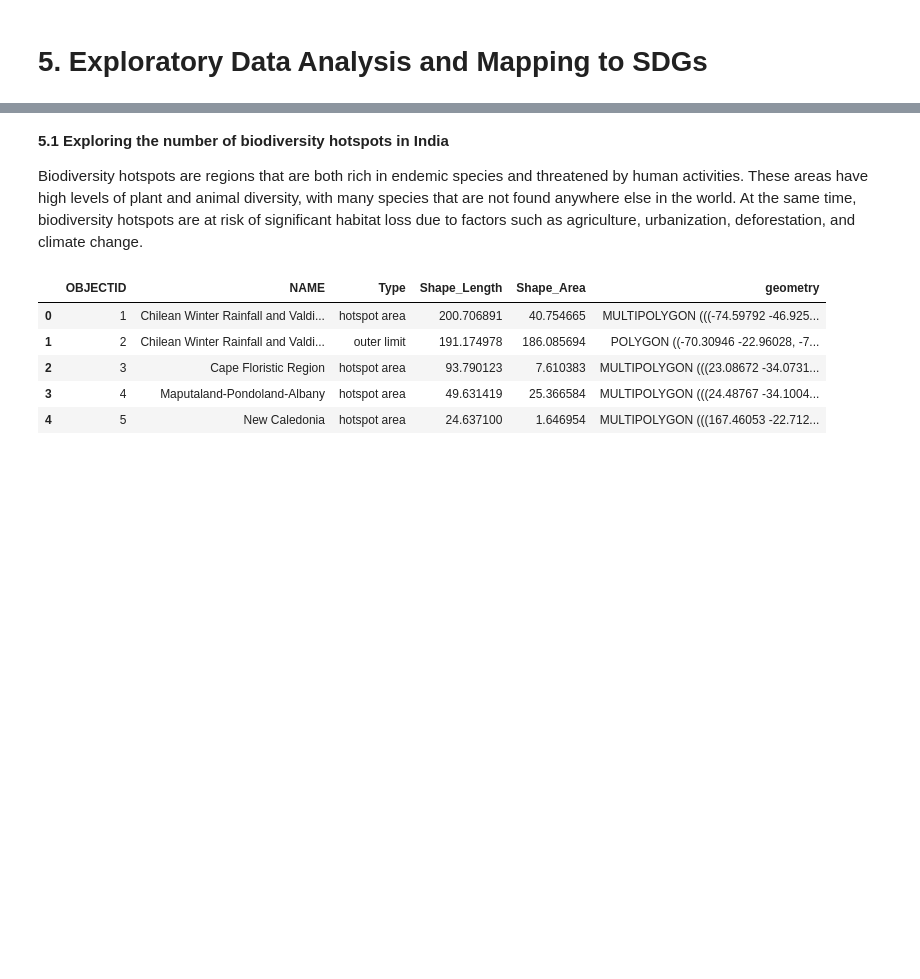
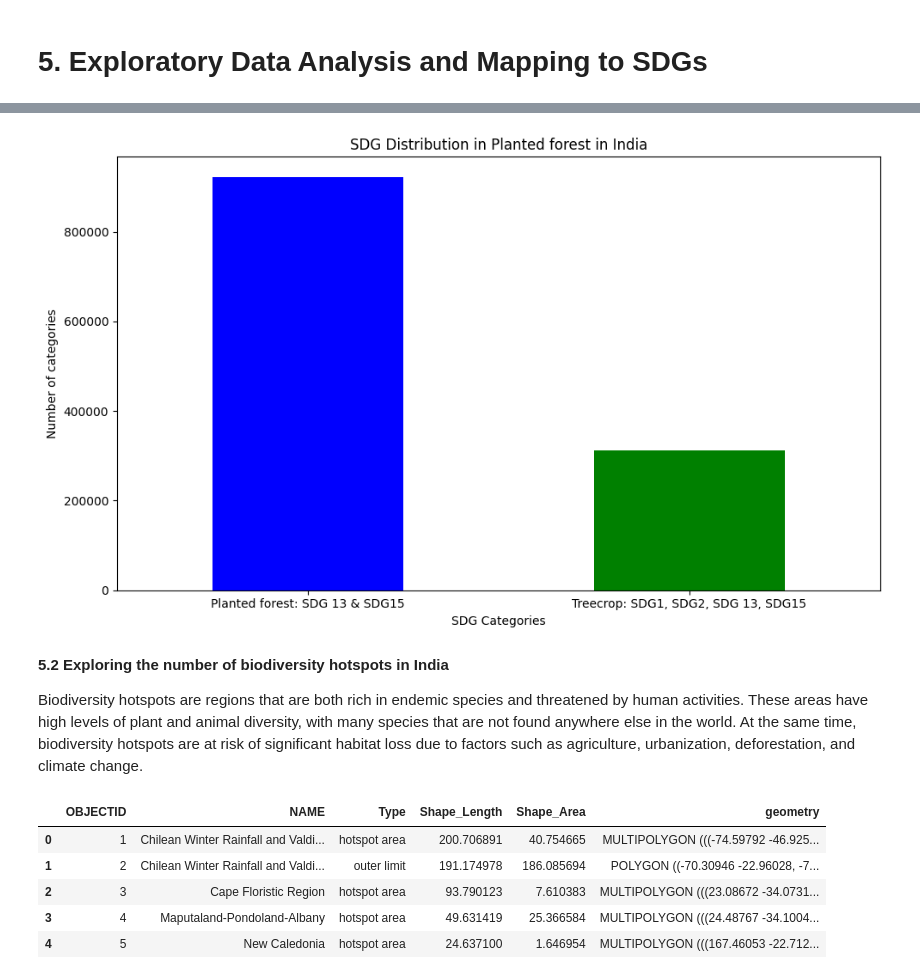
Before and after one commit to moja-global/Land_Sector_Datasets, a Jupyter notebook: Land_Sector_Data_Analysis/outreachy_ritugothwal_task_2/ritugothwal_SDG_mapping_task_2.ipynb, the cells around one changed output, grey strips where cells are left out. Cells and saved outputs as stored; diff of their text form; code cells hidden in the pictures; blank space fills up the shorter version.

Commit message:
Update ritugothwal_SDG_mapping_task_2.ipynb
Added planted forest exercise to map the SDG to attribute of land sector data

Signed-off-by: Ritu Gothwal <gothwalritu@gmail.com>

```diff
--- a/Land_Sector_Data_Analysis/outreachy_ritugothwal_task_2/ritugothwal_SDG_mapping_task_2.ipynb
+++ b/Land_Sector_Data_Analysis/outreachy_ritugothwal_task_2/ritugothwal_SDG_mapping_task_2.ipynb
@@ -142,0 +143,6 @@ all_states_df = pd.concat(state_dfs)
+# %%
+## Loading the planted forest data
+planted_forest = (r"/content/drive/MyDrive/Outreachy_datasets/LandSectorDatasets/World_datasets/LandCover/Forest/Planted_Forests_SDPT/IND_India_SDPT.json")
+# Read json file into a dataframe
+ind_forest_df = gpd.read_file(planted_forest)
+ind_forest_df
@@ -142,0 +184,17 @@ all_states_df = pd.concat(state_dfs)
+# %%
+def planted_forest_to_sdg(row):
+    # List of known marine hotspots
+    planted_forest = [
+        'Planted_forest',
+        'Tree crops'
+    ]
+
+    # Check if the planted trees are forest tree or the crop tree
+    if row['plant_ag'] in planted_forest:
+        return "Treecrop: SDG1, SDG2, SDG 13, SDG15"
+    else:
+        return "Planted forest: SDG 13 & SDG15"
+# %%
+# Apply the mapping functions
+
+ind_forest_df['SDG_Mapping'] = ind_forest_df.apply(planted_forest_to_sdg, axis=1)
@@ -143,5 +212,20 @@ all_states_df = pd.concat(state_dfs)
+# %%
+# Create a bar chart
+sdg_counts = ind_forest_df['SDG_Mapping'].value_counts()
+plt.figure(figsize=(10, 6))
+sdg_counts.plot(kind='bar', color=['blue', 'green'])
+plt.title('SDG Distribution in Planted forest in India')
+plt.xlabel('SDG Categories')
+plt.ylabel('Number of categories')
+plt.xticks(rotation=0)
+plt.tight_layout()
+
+# Display the plot
+plt.show()
+# %% [output]
+[figure, added]
 # %% [markdown]
-  **5.1 Exploring the number of biodiversity hotspots in India**
+  **5.2 Exploring the number of biodiversity hotspots in India**
 
   Biodiversity hotspots are regions that are both rich in endemic species and threatened by human activities. These areas have high levels of plant and animal diversity, with many species that are not found anywhere else in the world. At the same time, biodiversity hotspots are at risk of significant habitat loss due to factors such as agriculture, urbanization, deforestation, and climate change.
 # %%
```
Also changed, not shown: parts of 18 cells of this notebook.
